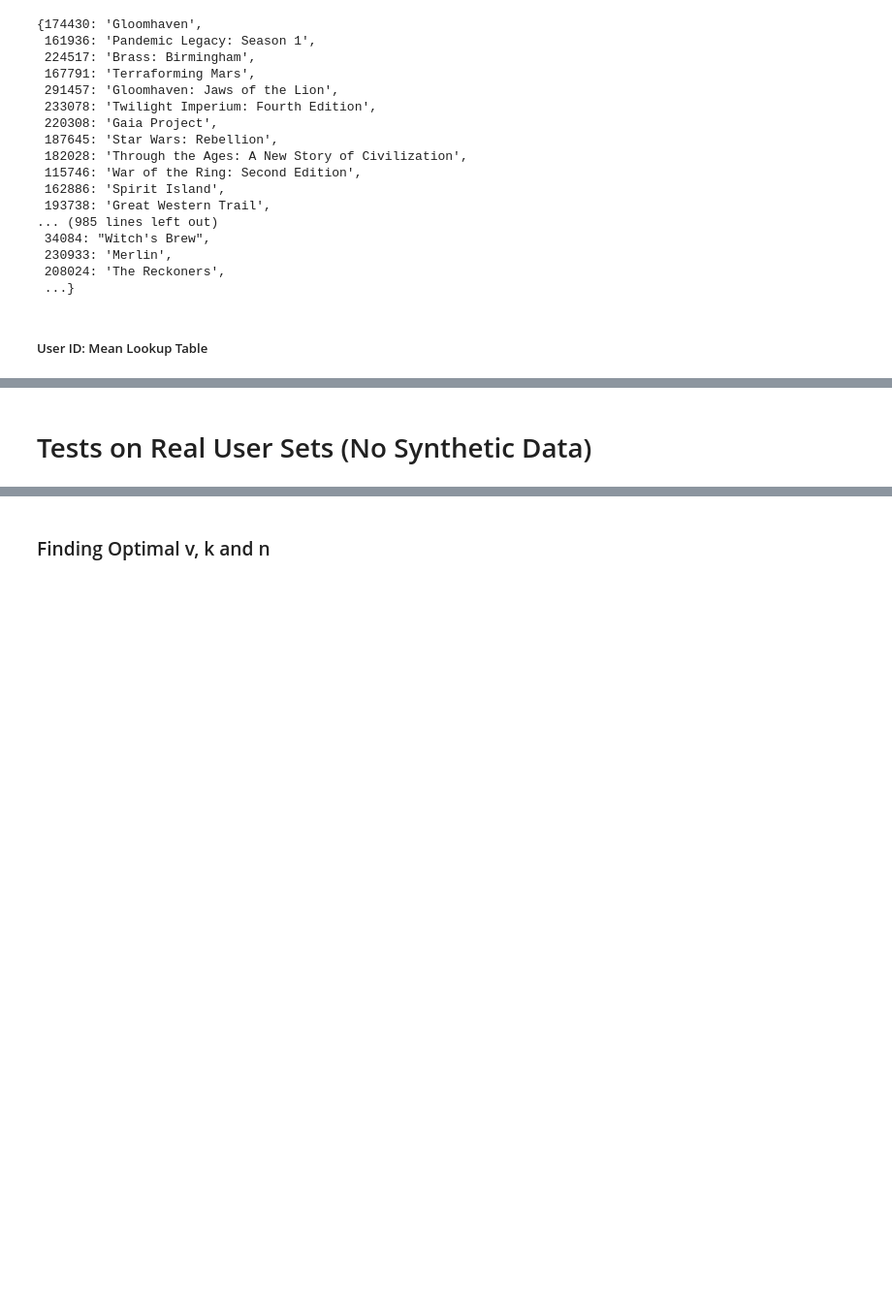
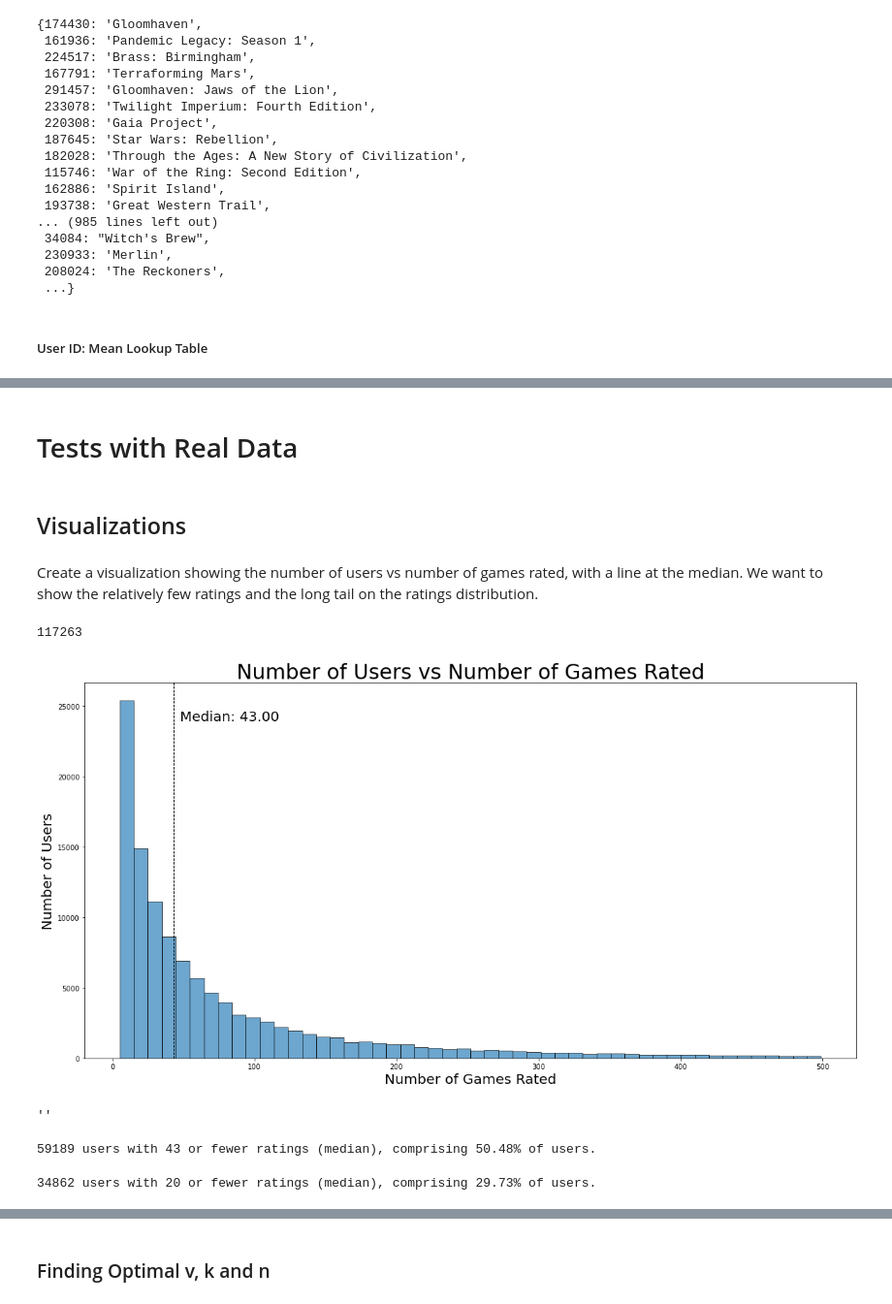
Before and after one commit to threnjen/boardgamegeek, a Jupyter notebook: BGG08_Collaborative_Filtering.ipynb, the cells around one changed output, grey strips where cells are left out. Shown at 97% size. Saved outputs shown, nothing was run; the diff lists cells and outputs as text; code cells hidden in the pictures; blank space fills up the shorter version.

```diff
--- a/BGG08_Collaborative_Filtering.ipynb
+++ b/BGG08_Collaborative_Filtering.ipynb
@@ -411,6 +556,6 @@ def processing_pipeline(weight_groups, df):
 ##### Split Train/Val/Test User Lists
 # %%
 # Opening JSON file
-with open('real_user_ratings_dictionary_scaled.json') as json_file:
+with open('real_ratings/real_user_ratings_dictionary_scaled.json') as json_file:
     real_user_ratings_dictionary_scaled = json.load(json_file)
 # %%
@@ -430,3 +578,7 @@ len(train_users), len(val_users), len(test_users)
+# %%
+# Opening JSON file
+with open('real_ratings/real_user_ratings_dictionary_unscaled.json') as json_file:
+    real_user_ratings_dictionary_unscaled = json.load(json_file)
 # %% [markdown]
 ##### A little fun to get myself and friends into the validation set :)
 # %%
@@ -544,3 +696,62 @@ user_mean_lookup
  ...}
 # %% [markdown]
-# Tests on Real User Sets (No Synthetic Data)
+# Tests with Real Data
+# %%
+# Opening JSON file
+with open('real_ratings/real_user_ratings_dictionary_scaled.json') as json_file:
+    real_user_ratings_dictionary_scaled = json.load(json_file)
+# %% [markdown]
+## Visualizations
+# %% [markdown]
+Create a visualization showing the number of users vs number of games rated, with a line at the median. We want to show the relatively few ratings and the long tail on the ratings distribution.
+# %%
+# total users in system
+len(real_user_ratings_dictionary_scaled)
+# %% [output]
+117263
+# %%
+num_ratings = {}
+
+for user in real_user_ratings_dictionary_scaled:
+    num_ratings[user] = len(real_user_ratings_dictionary_scaled[user])
+
+num_ratings_df = pd.DataFrame(num_ratings.values(), index=(num_ratings.keys())).reset_index()
+
+fix, ax = plt.subplots(figsize=(20,10))
+
+x = num_ratings_df.loc[num_ratings_df[0]<500][0]
+med = num_ratings_df[0].median()
+
+result = plt.hist(x, bins=50, edgecolor='k', alpha=0.65)
+plt.axvline(med, color='k', linestyle='dashed', linewidth=1)
+
+plt.title("Number of Users vs Number of Games Rated", fontsize=30)
+plt.xlabel("Number of Games Rated", fontsize=20)
+plt.ylabel("Number of Users", fontsize=20)
+
+min_ylim, max_ylim = plt.ylim()
+plt.text(med*1.1, max_ylim*0.9, 'Median: {:.2f}'.format(med), fontsize=20)
+
+#plt.savefig('images/usersvsrated.png')
+plt.show()
+
+;
+# %% [output]
+[figure, added]
+''
+# %%
+# how many users under the median?
+
+num_under_43 = num_ratings_df.loc[num_ratings_df[0]<=43][0].count()
+num_under_43_perc = round((num_under_43/num_ratings_df.shape[0]*100), 2)
+print(str(num_under_43)+" users with 43 or fewer ratings (median), comprising "+str(num_under_43_perc)+"% of users.")
+# %% [output]
+59189 users with 43 or fewer ratings (median), comprising 50.48% of users.
+# %%
+# how many users under 20 ratings?
+
+num_under_20 = num_ratings_df.loc[num_ratings_df[0]<=20][0].count()
+num_under_20_perc = round(num_under_20/num_ratings_df.shape[0]*100, 2)
+print(str(num_under_20)+" users with 20 or fewer ratings (median), comprising "+str(num_under_20_perc)+"% of users.")
+# %% [output]
+34862 users with 20 or fewer ratings (median), comprising 29.73% of users.
```
Also changed, not shown: parts of 317 cells of this notebook.
